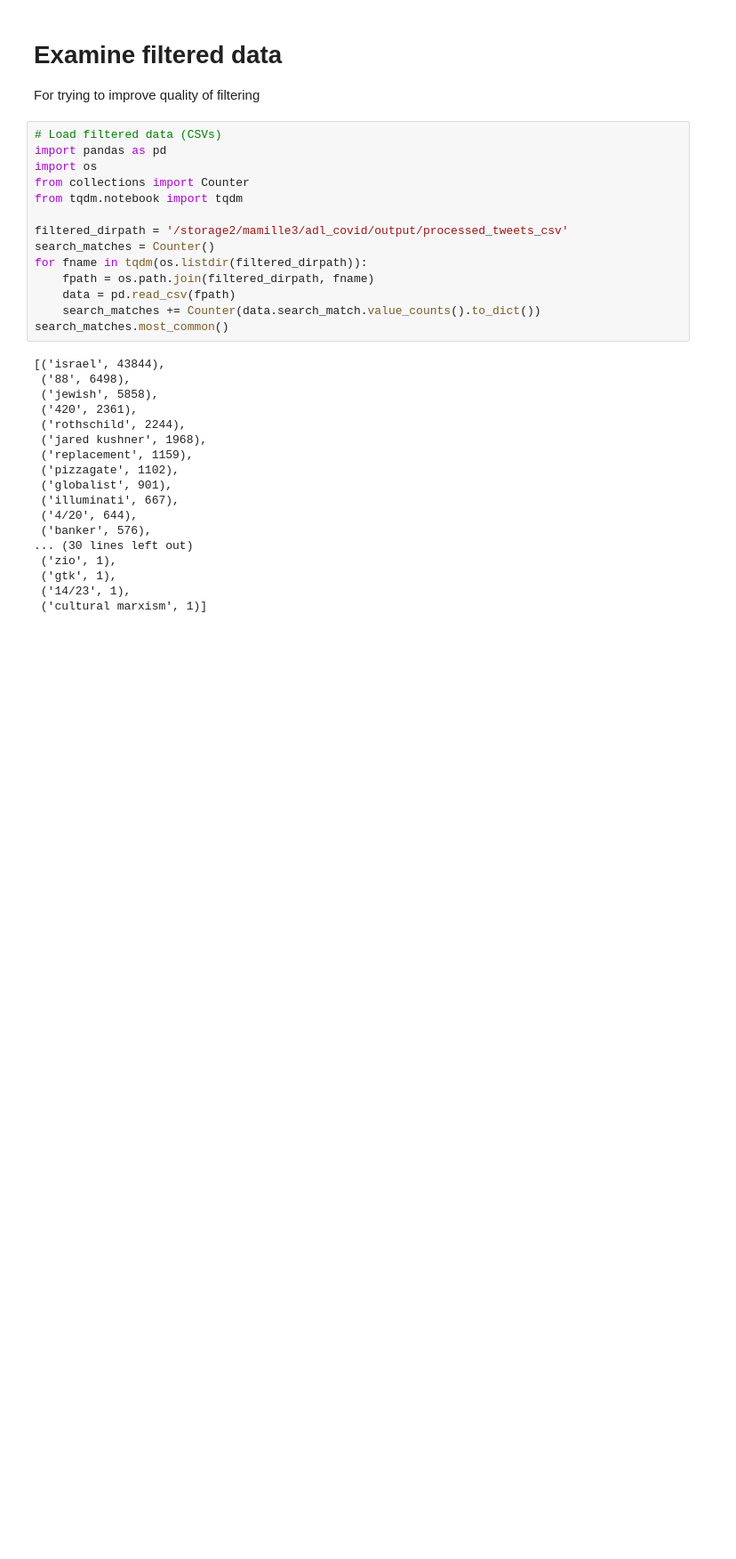
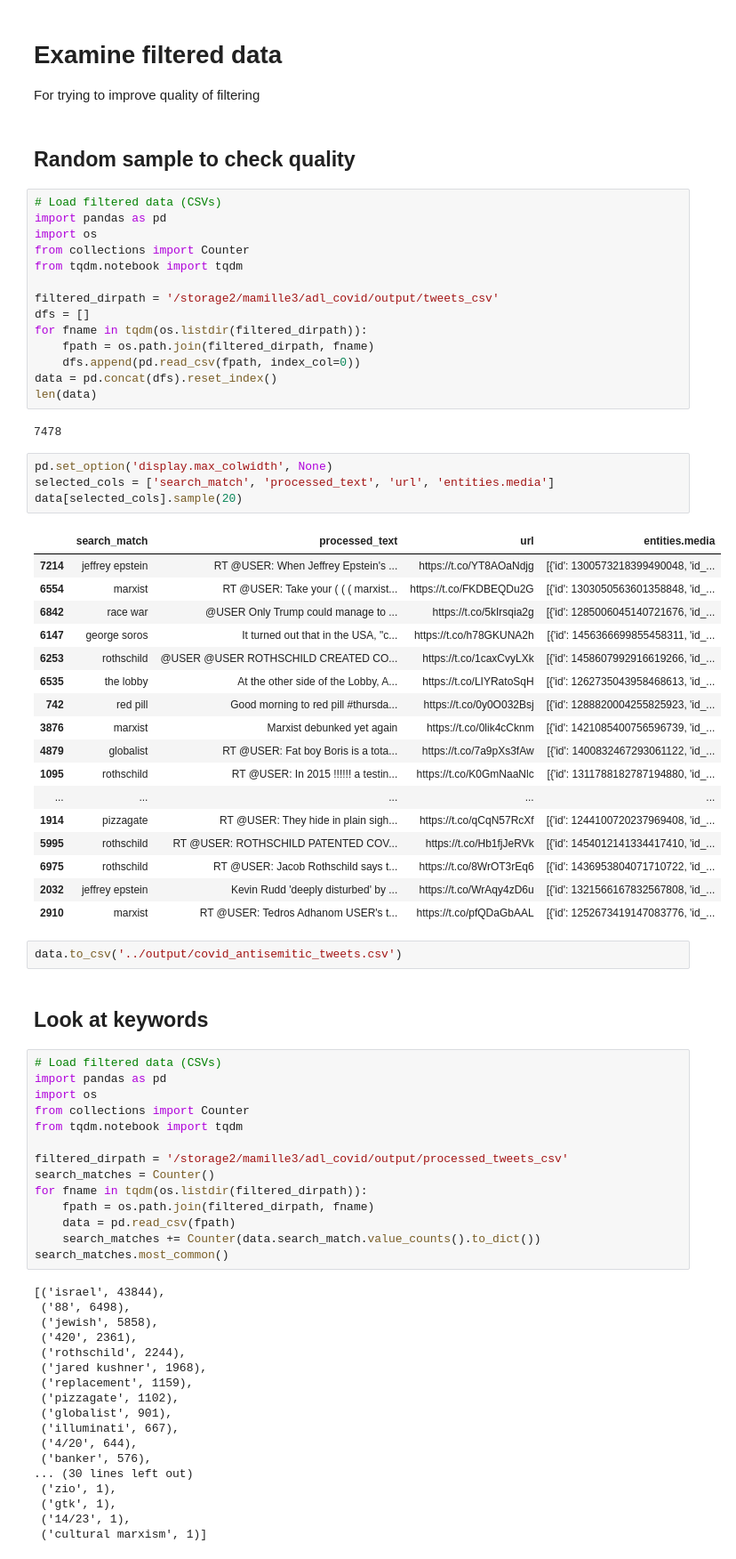
Before and after one commit to michaelmilleryoder/adl_covid, a Jupyter notebook: jupyter/twitter_data.ipynb, the cells around one changed output. Shown at 89% size. Saved outputs shown, nothing was run; the diff lists cells and outputs as text; blank space fills up the shorter version.

```diff
--- a/jupyter/twitter_data.ipynb
+++ b/jupyter/twitter_data.ipynb
@@ -1,6 +1,50 @@
 # %% [markdown]
 # Examine filtered data
 For trying to improve quality of filtering
+# %% [markdown]
+## Random sample to check quality
+# %%
+# Load filtered data (CSVs)
+import pandas as pd
+import os
+from collections import Counter
+from tqdm.notebook import tqdm
+
+filtered_dirpath = '/storage2/mamille3/adl_covid/output/tweets_csv'
+dfs = []
+for fname in tqdm(os.listdir(filtered_dirpath)):
+    fpath = os.path.join(filtered_dirpath, fname)
+    dfs.append(pd.read_csv(fpath, index_col=0))
+data = pd.concat(dfs).reset_index()
+len(data)
+# %% [output]
+7478
+# %%
+pd.set_option('display.max_colwidth', None)
+selected_cols = ['search_match', 'processed_text', 'url', 'entities.media']
+data[selected_cols].sample(20)
+# %% [output]
+|  | search_match | processed_text | url | entities.media |
+| 7214 | jeffrey epstein | RT @USER: When Jeffrey Epstein's ... | https://t.co/YT8AOaNdjg | [{'id': 1300573218399490048, 'id_... |
+| 6554 | marxist | RT @USER: Take your ( ( ( marxist... | https://t.co/FKDBEQDu2G | [{'id': 1303050563601358848, 'id_... |
+| 6842 | race war | @USER Only Trump could manage to ... | https://t.co/5kIrsqia2g | [{'id': 1285006045140721676, 'id_... |
+| 6147 | george soros | It turned out that in the USA, "c... | https://t.co/h78GKUNA2h | [{'id': 1456366699855458311, 'id_... |
+| 6253 | rothschild | @USER @USER ROTHSCHILD CREATED CO... | https://t.co/1caxCvyLXk | [{'id': 1458607992916619266, 'id_... |
+| 6535 | the lobby | At the other side of the Lobby, A... | https://t.co/LIYRatoSqH | [{'id': 1262735043958468613, 'id_... |
+| 742 | red pill | Good morning to red pill #thursda... | https://t.co/0y0O032Bsj | [{'id': 1288820004255825923, 'id_... |
+| 3876 | marxist | Marxist debunked yet again | https://t.co/0lik4cCknm | [{'id': 1421085400756596739, 'id_... |
+| 4879 | globalist | RT @USER: Fat boy Boris is a tota... | https://t.co/7a9pXs3fAw | [{'id': 1400832467293061122, 'id_... |
+| 1095 | rothschild | RT @USER: In 2015 !!!!!! a testin... | https://t.co/K0GmNaaNlc | [{'id': 1311788182787194880, 'id_... |
+| ... | ... | ... | ... | ... |
+| 1914 | pizzagate | RT @USER: They hide in plain sigh... | https://t.co/qCqN57RcXf | [{'id': 1244100720237969408, 'id_... |
+| 5995 | rothschild | RT @USER: ROTHSCHILD PATENTED COV... | https://t.co/Hb1fjJeRVk | [{'id': 1454012141334417410, 'id_... |
+| 6975 | rothschild | RT @USER: Jacob Rothschild says t... | https://t.co/8WrOT3rEq6 | [{'id': 1436953804071710722, 'id_... |
+| 2032 | jeffrey epstein | Kevin Rudd 'deeply disturbed' by ... | https://t.co/WrAqy4zD6u | [{'id': 1321566167832567808, 'id_... |
+| 2910 | marxist | RT @USER: Tedros Adhanom USER's t... | https://t.co/pfQDaGbAAL | [{'id': 1252673419147083776, 'id_... |
+# %%
+data.to_csv('../output/covid_antisemitic_tweets.csv')
+# %% [markdown]
+## Look at keywords
 # %%
 # Load filtered data (CSVs)
 import pandas as pd
```
Also changed, not shown: 1 other file.
